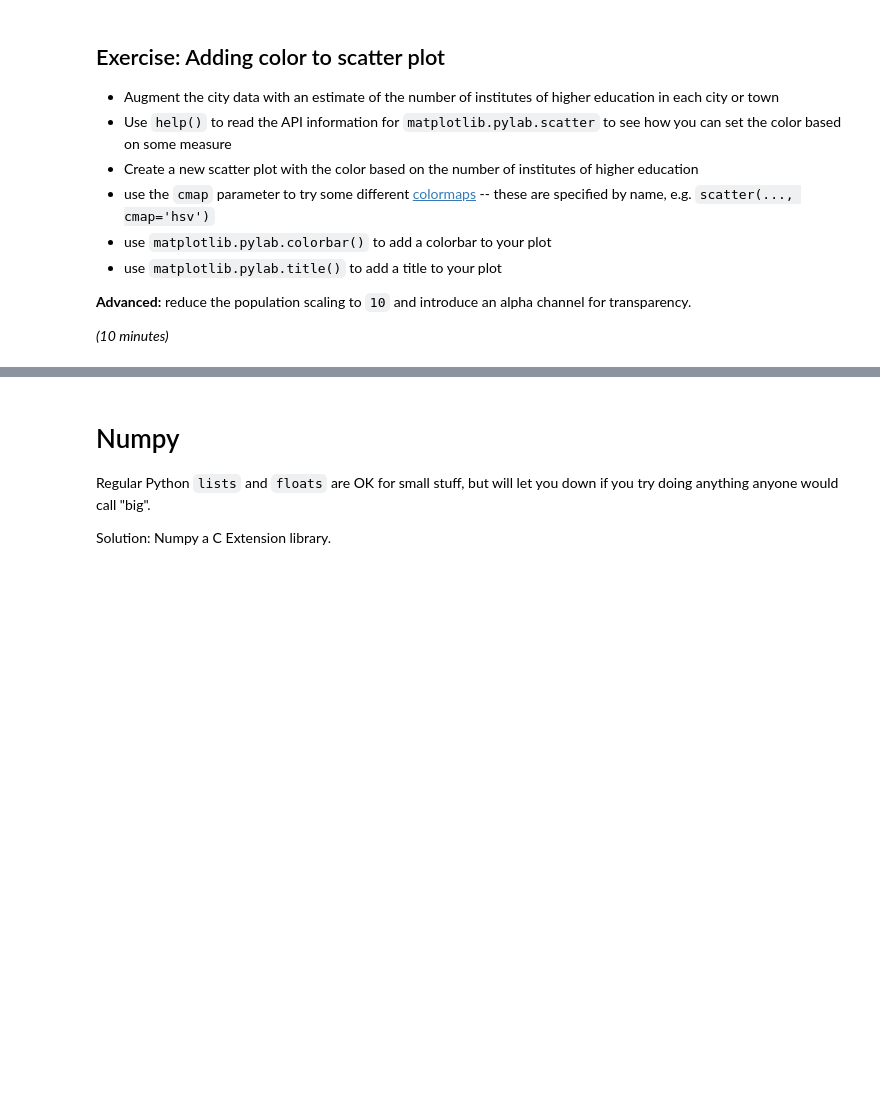
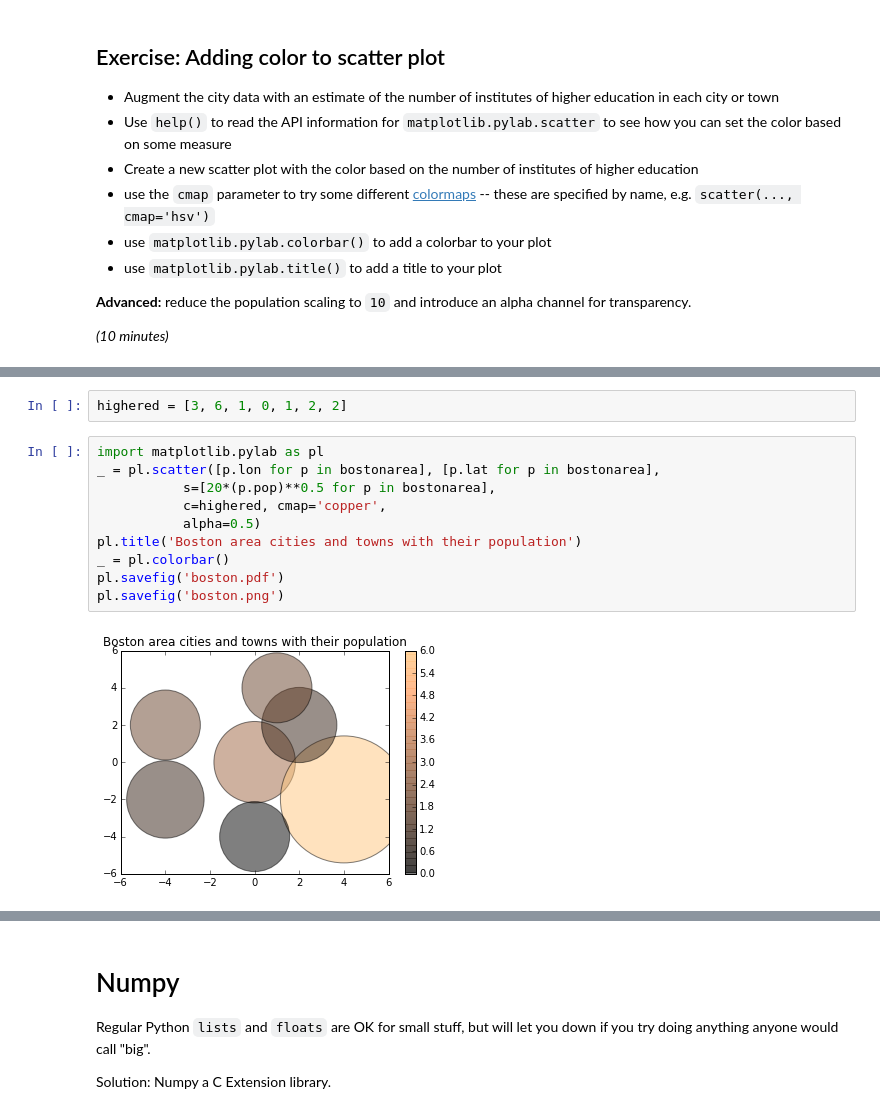
Before and after one commit to ijstokes/python-sci-3h, a Jupyter notebook: ScientificProgrammingInPythonWorkshop.ipynb, the cells around one changed output, grey strips where cells are left out. Cells and saved outputs as stored; diff of their text form; blank space fills up the shorter version.

```diff
--- a/ScientificProgrammingInPythonWorkshop.ipynb
+++ b/ScientificProgrammingInPythonWorkshop.ipynb
@@ -873,0 +884,14 @@ Exercise: Adding color to scatter plot
+# %%
+highered = [3, 6, 1, 0, 1, 2, 2]
+# %%
+import matplotlib.pylab as pl
+_ = pl.scatter([p.lon for p in bostonarea], [p.lat for p in bostonarea],
+           s=[20*(p.pop)**0.5 for p in bostonarea],
+           c=highered, cmap='copper',
+           alpha=0.5)
+pl.title('Boston area cities and towns with their population')
+_ = pl.colorbar()
+pl.savefig('boston.pdf')
+pl.savefig('boston.png')
+# %% [output]
+[figure, added]
```
Also changed, not shown: parts of 37 cells of this notebook.
